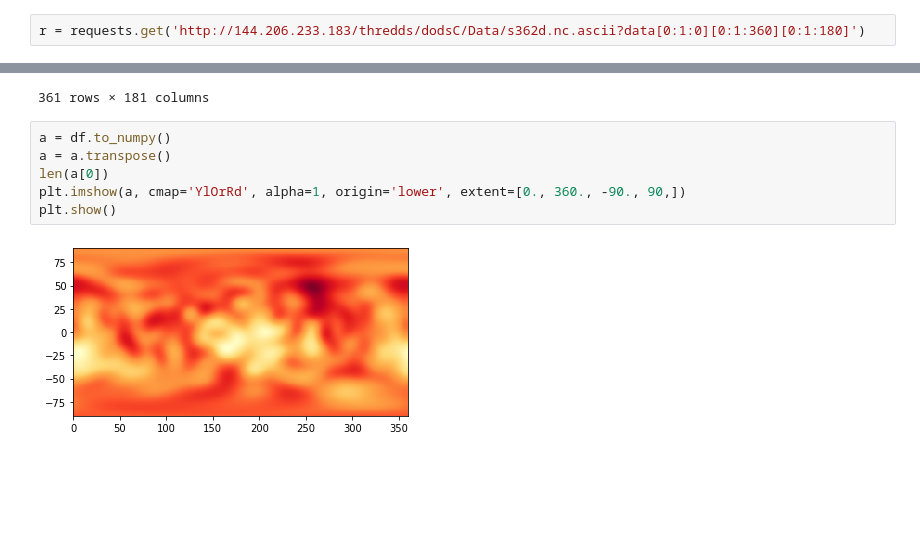
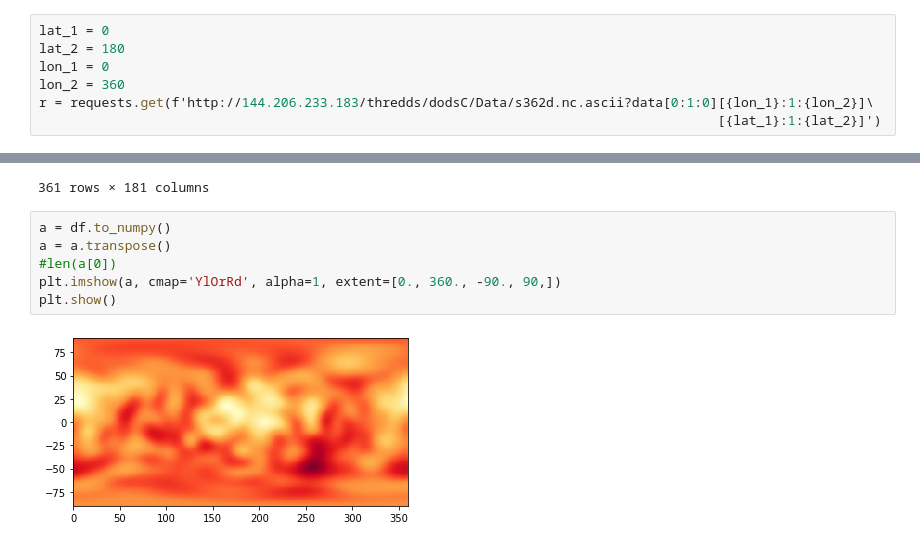
Before and after one commit to megavaz/graphic, a Jupyter notebook: l2/map.ipynb, the cells around one changed output, grey strips where cells are left out. Drawn from its saved outputs; the diff is of its cells as text; blank space fills up the shorter version.

```diff
--- a/l2/map.ipynb
+++ b/l2/map.ipynb
@@ -7,6 +7,11 @@ import pandas as pd
 import re
 import numpy as np
 # %%
-r = requests.get('http://144.206.233.183/thredds/dodsC/Data/s362d.nc.ascii?data[0:1:0][0:1:360][0:1:180]')
+lat_1 = 0
+lat_2 = 180
+lon_1 = 0
+lon_2 = 360
+r = requests.get(f'http://144.206.233.183/thredds/dodsC/Data/s362d.nc.ascii?data[0:1:0][{lon_1}:1:{lon_2}]\
+                                                                                       [{lat_1}:1:{lat_2}]')
 # %%
 raw_data = r.text
@@ -45,8 +70,8 @@ df
 # %%
 a = df.to_numpy()
 a = a.transpose()
-len(a[0])
-plt.imshow(a, cmap='YlOrRd', alpha=1, origin='lower', extent=[0., 360., -90., 90,])
+#len(a[0])
+plt.imshow(a, cmap='YlOrRd', alpha=1, extent=[0., 360., -90., 90,])
 plt.show()
 # %% [output]
-[figure, old version]
+[figure, new version]
```
Also changed, not shown: parts of 6 cells of this notebook, 3 other files.
